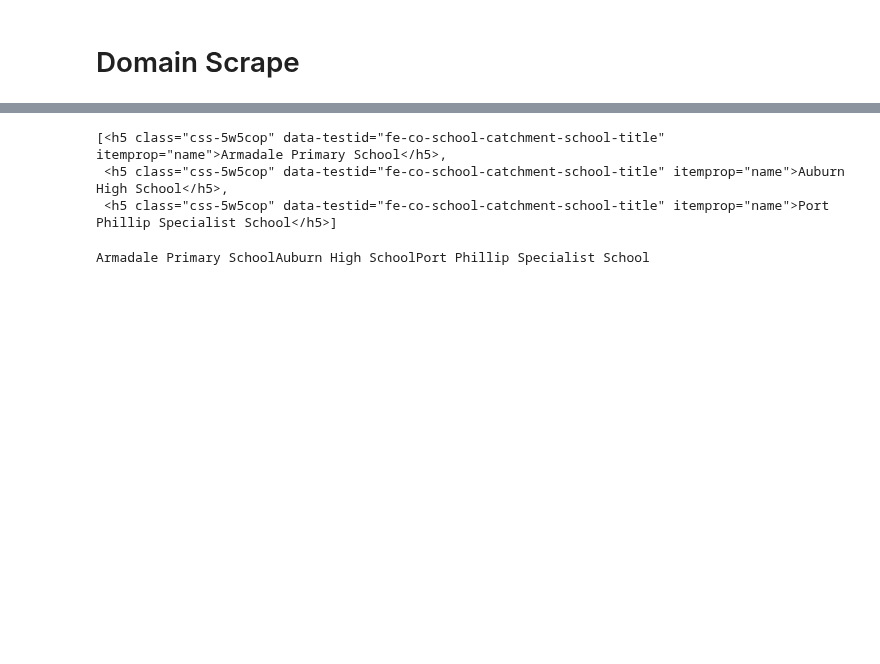
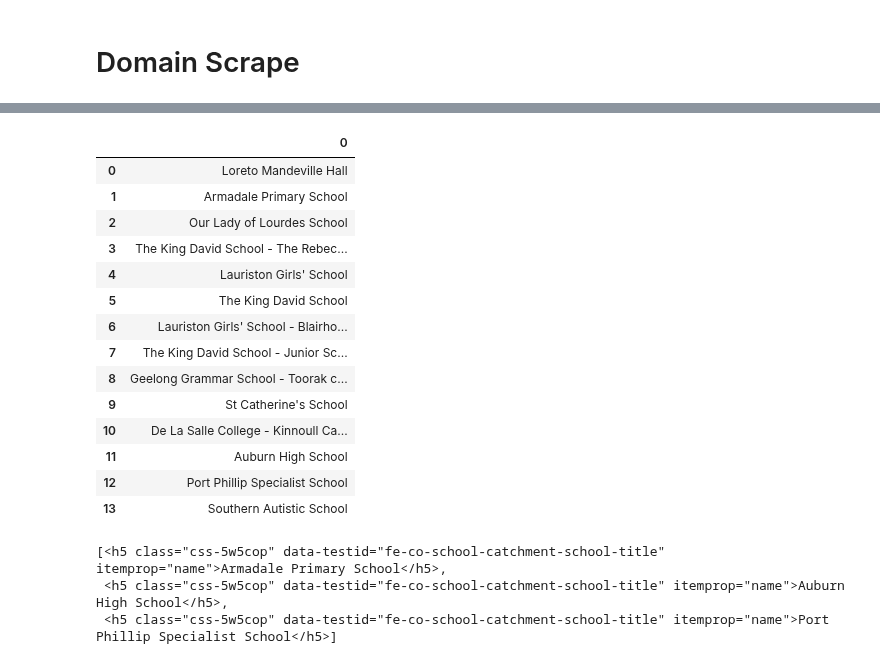
Before and after one commit to MAST30034-Applied-Data-Science/generic-real-estate-consulting-project-group-7, a Jupyter notebook: notebooks/domain-scrape.ipynb, the cells around one changed output, grey strips where cells are left out. Cells and saved outputs as stored; diff of their text form; code cells hidden in the pictures; blank space fills up the shorter version.

Commit message:
Finish scrape school data and provide scrape.py structure

```diff
--- a/notebooks/domain-scrape.ipynb
+++ b/notebooks/domain-scrape.ipynb
@@ -119,8 +101,10 @@ for link in links_test[:10]:
     lat_long = bs_object.find("a", {"target": "_blank", 'rel': "noopener noreferer"})
 
     #extract schoolname, school distance
-    school= bs_object.find("div", {"data-testid": "listing-details__school-catchment"}).findAll("h5",{"class": "css-5w5cop"})
-    school_distance= bs_object.find("div", {"data-testid": "listing-details__school-catchment"}).findAll("div", {"data-testid": "fe-co-school-catchment-schoolDistance"})
+    # school= bs_object.find("div", {"data-testid": "listing-details__school-catchment"}).findAll("h5",{"class": "css-5w5cop"})
+    school_data = json.loads(bs_object.find("script", {"id": "__NEXT_DATA__"}).text)
+    school = [s['name'] for s in school_data['props']['pageProps']['componentProps']['schoolCatchment']['schools']]
+    school_distance= [s['distance'] for s in school_data['props']['pageProps']['componentProps']['schoolCatchment']['schools']]
 
     # address info
     address1 = bs_object.find("span", {"data-testid": "address-line1"})
@@ -159,14 +143,14 @@ for link in links_test[:10]:
         basic_feature_dict['school'] = None
 
     else:
-        basic_feature_dict['school'] = sum([pattern_school.findall(str(i)) for i in school],[])
+        basic_feature_dict['school'] = school
 
     # putting 'none' if school distance is missing
     if school_distance is None:
         basic_feature_dict['school_distance'] = None
 
     else:
-        basic_feature_dict['school_distance'] = sum([pattern_distance.findall(str(i)) for i in school_distance],[])
+        basic_feature_dict['school_distance'] = school_distance
 
 
 
@@ -410,3 +425,7 @@ house_df
 bs_object = BeautifulSoup(
     requests.get("https://www.domain.com.au/1-watson-street-armadale-vic-3143-16061315",
                  headers=headers).text, "html.parser")
+# %%
+school_data = json.loads(bs_object.find("script", {"id": "__NEXT_DATA__"}).text)
+school = [s['name'] for s in school_data['props']['pageProps']['componentProps']['schoolCatchment']['schools']]
+school
@@ -413,13 +447,28 @@ bs_object = BeautifulSoup(
+# %%
+schools = pd.DataFrame(school)
+# %%
+schools
+# %% [output]
+|  | 0 |
+| 0 | Loreto Mandeville Hall |
+| 1 | Armadale Primary School |
+| 2 | Our Lady of Lourdes School |
+| 3 | The King David School - The Rebec... |
+| 4 | Lauriston Girls' School |
+| 5 | The King David School |
+| 6 | Lauriston Girls' School - Blairho... |
+| 7 | The King David School - Junior Sc... |
+| 8 | Geelong Grammar School - Toorak c... |
+| 9 | St Catherine's School |
+| 10 | De La Salle College - Kinnoull Ca... |
+| 11 | Auburn High School |
+| 12 | Port Phillip Specialist School |
+| 13 | Southern Autistic School |
 # %%
 school= bs_object.find("div", {"data-testid": "listing-details__school-catchment"}).findAll("h5",{"class": "css-5w5cop"})
-school
-# %% [output]
-[<h5 class="css-5w5cop" data-testid="fe-co-school-catchment-school-title" itemprop="name">Armadale Primary School</h5>,
- <h5 class="css-5w5cop" data-testid="fe-co-school-catchment-school-title" itemprop="name">Auburn High School</h5>,
- <h5 class="css-5w5cop" data-testid="fe-co-school-catchment-school-title" itemprop="name">Port Phillip Specialist School</h5>]
-# %%
-price = bs_object.find("div", {"data-testid": "listing-details__school-catchment"})
-price_value = ''.join([x.text for x in bs_object.find_all("h5",{"class": "css-5w5cop"})])
-print(price_value)
-# %% [output]
-Armadale Primary SchoolAuburn High SchoolPort Phillip Specialist School
+# %%
+school
+# %% [output]
+[<h5 class="css-5w5cop" data-testid="fe-co-school-catchment-school-title" itemprop="name">Armadale Primary School</h5>,
+ <h5 class="css-5w5cop" data-testid="fe-co-school-catchment-school-title" itemprop="name">Auburn High School</h5>,
+ <h5 class="css-5w5cop" data-testid="fe-co-school-catchment-school-title" itemprop="name">Port Phillip Specialist School</h5>]
```
Also changed, not shown: parts of 7 cells of this notebook, 3 other files.
